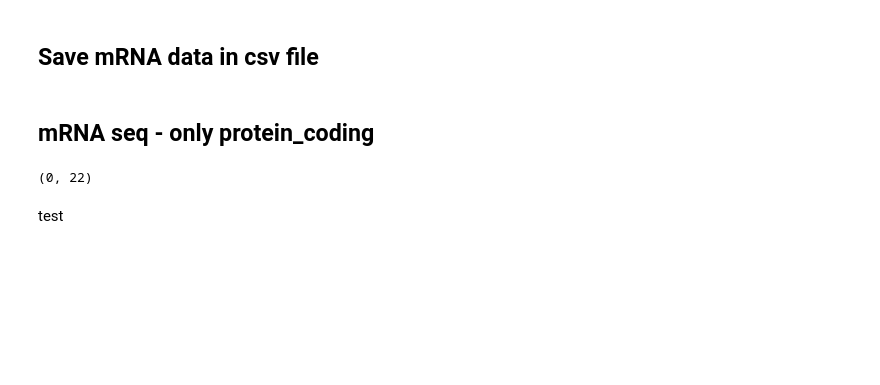
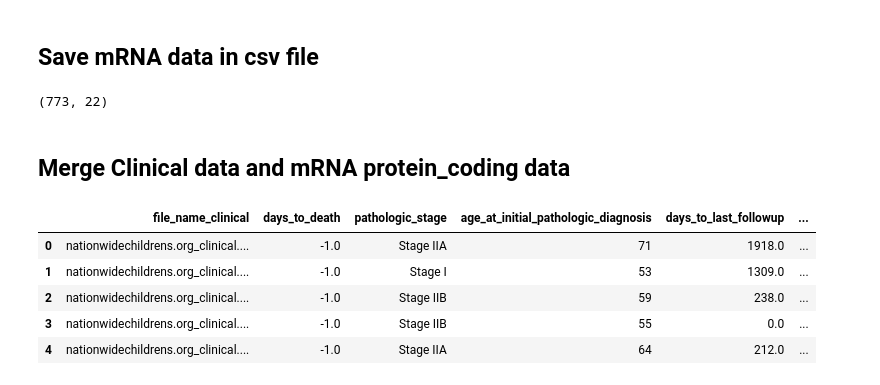
Before and after one commit to giorgiaBertacchini/miRNA_survival_analysis, a Jupyter notebook: notebooks/data_processing/data_processing.ipynb, the cells around one changed output. Drawn from its saved outputs; the diff is of its cells as text; code cells hidden in the pictures; blank space fills up the shorter version.

```diff
--- a/notebooks/data_processing/data_processing.ipynb
+++ b/notebooks/data_processing/data_processing.ipynb
@@ -612,0 +501,3 @@ mRNA_df.head()
+# %%
+protein_coding_df = mRNA_df[mRNA_df["gene_type"] == "protein_coding"]
+protein_coding_df.shape
@@ -632,3 +527,14 @@ aggr_mRNA_df.head()
 | 2 | 0094f9d0-45ec-4aad-bca0-71c60bdd7113 | cafc9e36-c5f0-45df-ad03-16210ff0d... | [ENSG00000000003.15, ENSG00000000... | [TSPAN6, TNMD, DPM1, SCYL3, C1orf... | [protein_coding, protein_coding, ... | [2890, 4, 4025, 2769, 663, 909, 6... | [30.4434, 0.1295, 159.3406, 19.22... | [7.6974, 0.0327, 40.2883, 4.8603,... |
 | 3 | 010e405c-b91d-4046-898e-105d5830d9a9 | 7135f14b-e84f-4ebf-8d95-b2a3c843f... | [ENSG00000000003.15, ENSG00000000... | [TSPAN6, TNMD, DPM1, SCYL3, C1orf... | [protein_coding, protein_coding, ... | [3456, 22, 1779, 2176, 864, 250, ... | [47.8819, 0.9367, 92.6273, 19.867... | [12.5362, 0.2452, 24.2513, 5.2017... |
 | 4 | 017d71aa-0999-4d8e-9cb4-88b9013e61eb | c6683fc6-49f4-4e53-94ac-251799c2c... | [ENSG00000000003.15, ENSG00000000... | [TSPAN6, TNMD, DPM1, SCYL3, C1orf... | [protein_coding, protein_coding, ... | [8943, 10, 2621, 1804, 2349, 1050... | [115.377, 0.3965, 127.0776, 15.33... | [33.626, 0.1156, 37.0361, 4.4702,... |
+# %%
+aggr_mRNA_protein_coding_df = protein_coding_df.groupby( ['file_name']).agg({
+    'gene_id': list,
+    'gene_name': list,
+    'gene_type': list,
+    'unstranded': list,
+    'tpm_unstranded': list,
+    'fpkm_unstranded': list
+}).reset_index()
+
+aggr_mRNA_protein_coding_df.shape
@@ -660,0 +590,3 @@ mRNA_merged_df.shape
+# %%
+mRNA_merged_protein_df = pd.merge(aggr_mRNA_protein_coding_df, df_mRNA_json[['case_id', 'file_name']], on='file_name', how='inner')
+mRNA_merged_protein_df.head()
@@ -701,6 +647,7 @@ encoded_final_df = encoded_final_df.drop(columns=['pathologic_stage'])
 # %% [markdown]
 ## Save mRNA data in csv file
 # %%
-final_mRNA_df_to_save = encoded_final_df.drop(columns=['folder_name_clinical', 'file_name_clinical', 'folder_name_mRNA', 'file_name_mRNA'])
-
-final_mRNA_df_to_save.to_csv(FINAL_mRNA_PATH, index=False)
+final_mRNA_df_to_save = encoded_final_df.drop(columns=['file_name_clinical', 'file_name_mRNA'])
+final_mRNA_df_to_save.shape
+# %% [output]
+(773, 22)
@@ -707,9 +656,14 @@ final_mRNA_df_to_save.to_csv(FINAL_mRNA_PATH, index=False)
 # %% [markdown]
-## mRNA seq - only protein_coding
+## Merge Clinical data and mRNA protein_coding data
-# %%
-protein_coding_df = final_mRNA_df_to_save[final_mRNA_df_to_save["gene_type"] == "protein_coding"]
-protein_coding_df.shape
-# %% [output]
-(0, 22)
+# %%
+final_mRNA_protein_coding_df = pd.merge(merged_df, mRNA_merged_protein_df, on='case_id', suffixes=('_clinical', '_mRNA'))
+final_mRNA_protein_coding_df.head()
+# %% [output]
+|  | file_name_clinical | days_to_death | pathologic_stage | age_at_initial_pathologic_diagnosis | days_to_last_followup | ... |
+| 0 | nationwidechildrens.org_clinical.... | -1.0 | Stage IIA | 71 | 1918.0 | ... |
+| 1 | nationwidechildrens.org_clinical.... | -1.0 | Stage I | 53 | 1309.0 | ... |
+| 2 | nationwidechildrens.org_clinical.... | -1.0 | Stage IIB | 59 | 238.0 | ... |
+| 3 | nationwidechildrens.org_clinical.... | -1.0 | Stage IIB | 55 | 0.0 | ... |
+| 4 | nationwidechildrens.org_clinical.... | -1.0 | Stage IIA | 64 | 212.0 | ... |
 # %%
 # Save protein_coding mRNA data in csv file
@@ -717,2 +670,0 @@ protein_coding_df.to_csv(FINAL_mRNA_protein_coding_PATH, index=False)
-# %% [markdown]
-test
```
Also changed, not shown: parts of 39 cells of this notebook, 2 other files.
